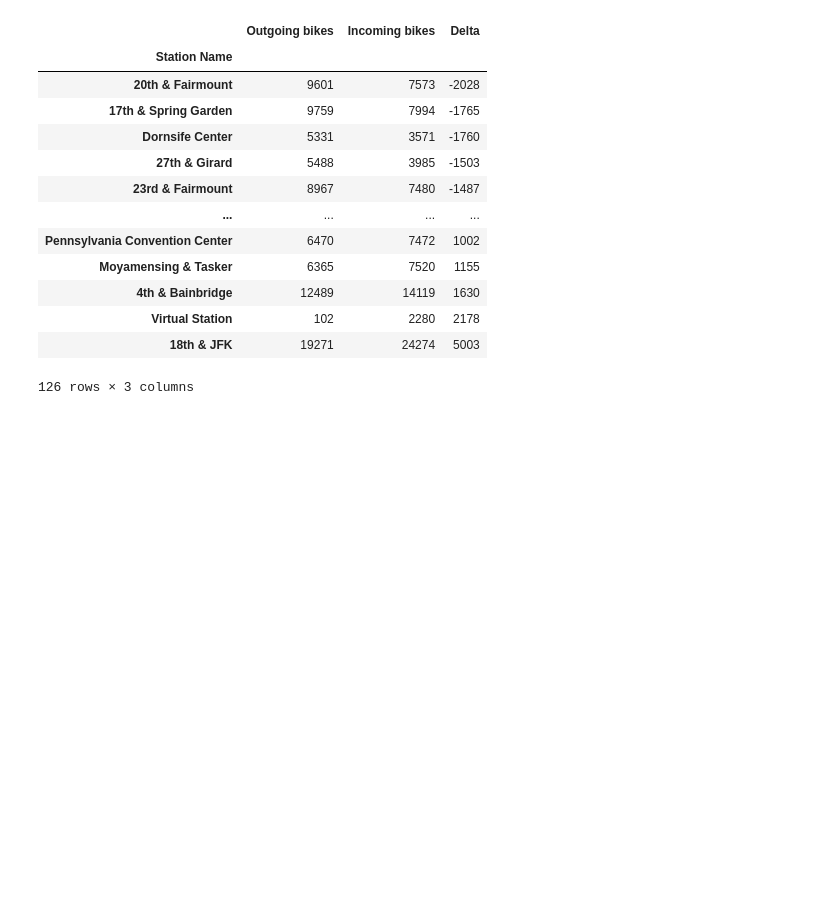
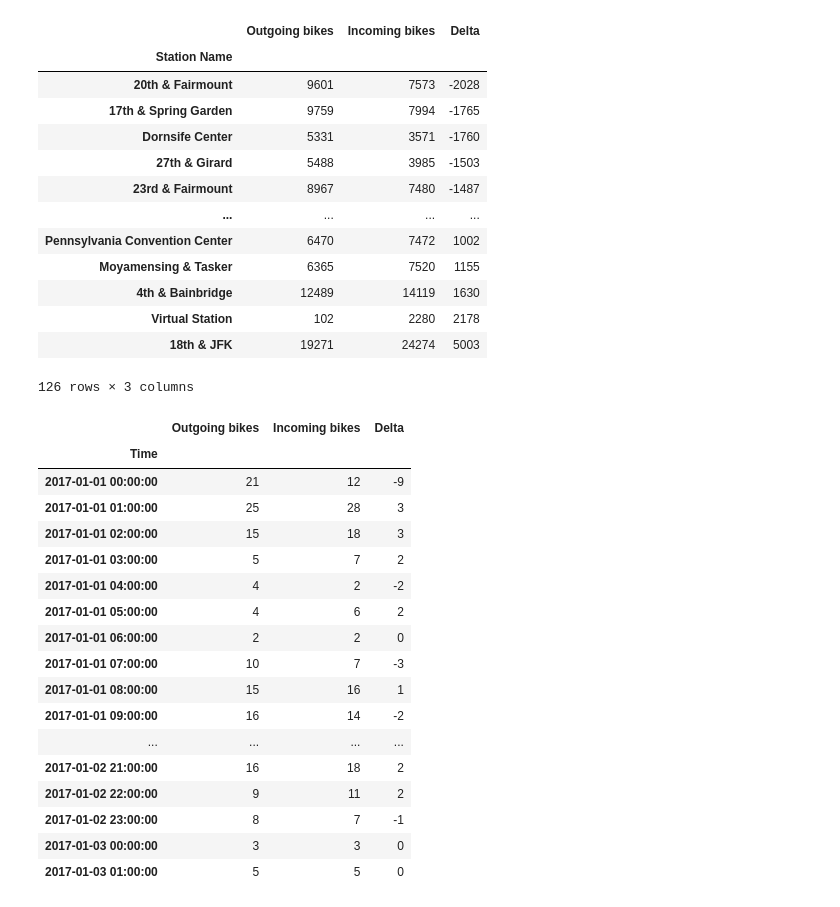
Before and after one commit to GoebelM94/dsml2021, a Jupyter notebook: notebooks/Delta Bike Rides New.ipynb, the cells around one changed output. Saved outputs shown, nothing was run; the diff lists cells and outputs as text; code cells hidden in the pictures; blank space fills up the shorter version.

Commit message:
Sums per hour added

```diff
--- a/notebooks/Delta Bike Rides New.ipynb
+++ b/notebooks/Delta Bike Rides New.ipynb
@@ -410,3 +410,26 @@ df_bikes_delta_final_year.sort_values(['Delta'])
 | Virtual Station | 102 | 2280 | 2178 |
 | 18th & JFK | 19271 | 24274 | 5003 |
 126 rows × 3 columns
+# %%
+df_bikes_delta_final_hours = df_bikes_delta_final.groupby(['Time']).sum()
+# %%
+df_bikes_delta_final_hours.head(50)
+# %% [output]
+|  | Outgoing bikes | Incoming bikes | Delta |
+| Time |  |  |  |
+| 2017-01-01 00:00:00 | 21 | 12 | -9 |
+| 2017-01-01 01:00:00 | 25 | 28 | 3 |
+| 2017-01-01 02:00:00 | 15 | 18 | 3 |
+| 2017-01-01 03:00:00 | 5 | 7 | 2 |
+| 2017-01-01 04:00:00 | 4 | 2 | -2 |
+| 2017-01-01 05:00:00 | 4 | 6 | 2 |
+| 2017-01-01 06:00:00 | 2 | 2 | 0 |
+| 2017-01-01 07:00:00 | 10 | 7 | -3 |
+| 2017-01-01 08:00:00 | 15 | 16 | 1 |
+| 2017-01-01 09:00:00 | 16 | 14 | -2 |
+| ... | ... | ... | ... |
+| 2017-01-02 21:00:00 | 16 | 18 | 2 |
+| 2017-01-02 22:00:00 | 9 | 11 | 2 |
+| 2017-01-02 23:00:00 | 8 | 7 | -1 |
+| 2017-01-03 00:00:00 | 3 | 3 | 0 |
+| 2017-01-03 01:00:00 | 5 | 5 | 0 |
```
